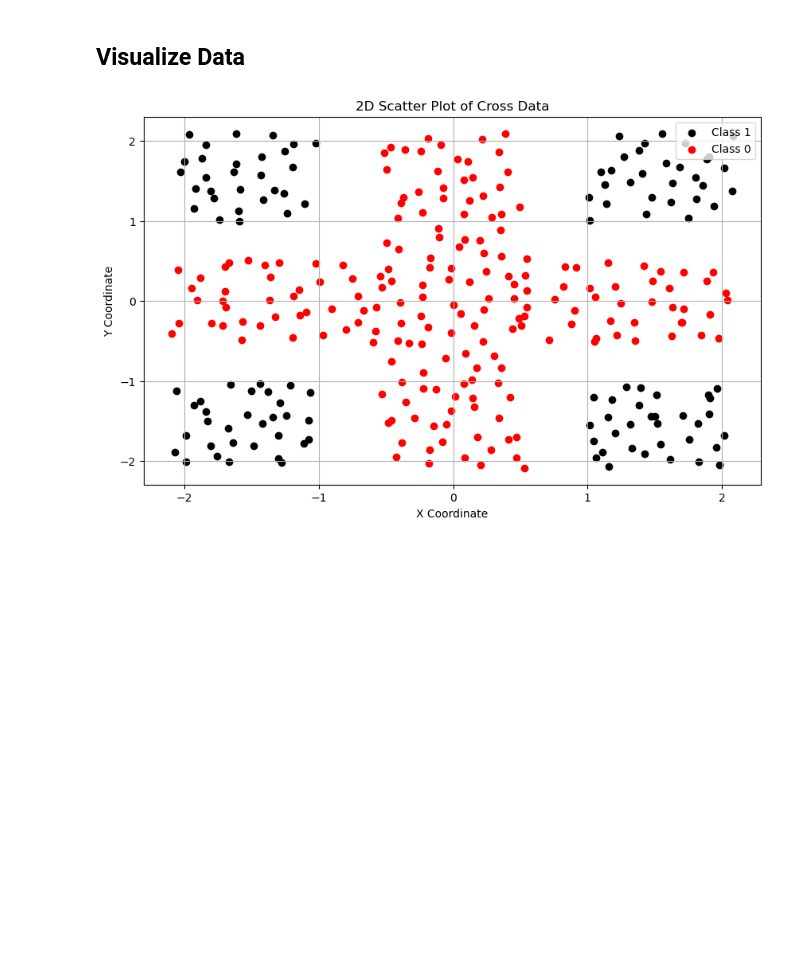
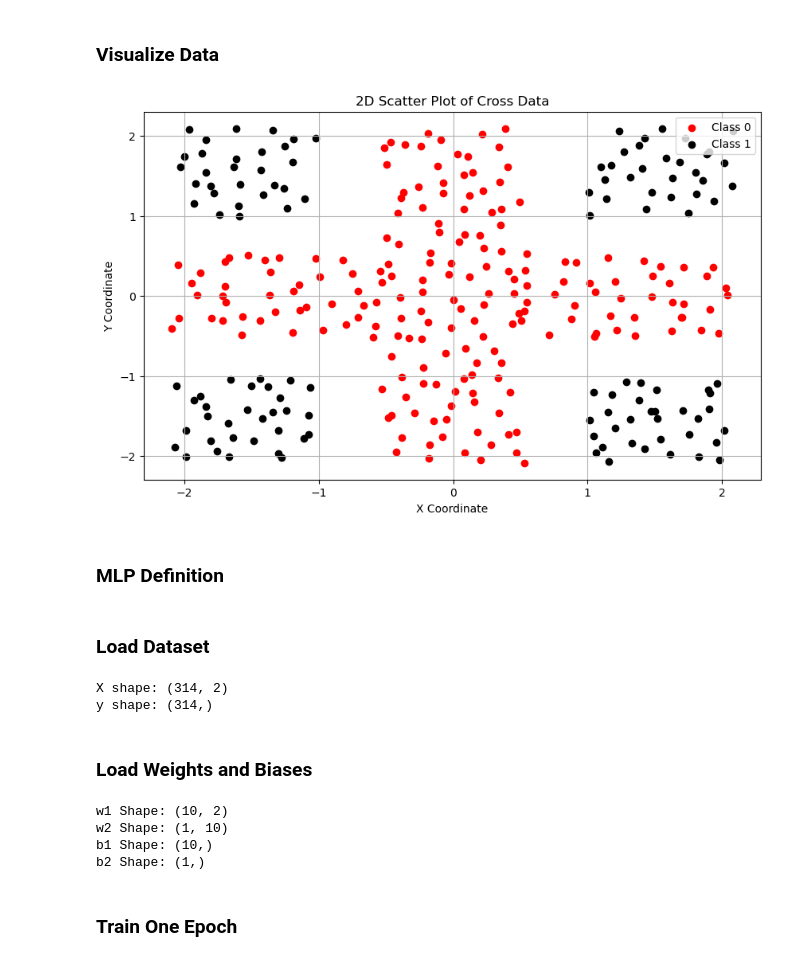
Before and after one commit to AndrewChang-cpu/Basic-MLP-Classifier, a Jupyter notebook: notebook.ipynb, the cells around one changed output. Saved outputs shown, nothing was run; the diff lists cells and outputs as text; code cells hidden in the pictures; blank space fills up the shorter version.

Commit message:
Finished implementation and visualizations

```diff
--- a/notebook.ipynb
+++ b/notebook.ipynb
@@ -1,2 +1,2 @@
 # %% [markdown]
-## Visualize Data
+### Visualize Data
@@ -3,38 +7,32 @@
 # %%
-import matplotlib.pyplot as plt
-import csv
-
-# Initialize lists to hold the data
+# Read the CSV file
 x_coords = []
 y_coords = []
 labels = []
-
-# Read the CSV file
 with open('data/cross_data.csv', 'r') as file:
     reader = csv.reader(file)
     for row in reader:
         x_coords.append(float(row[0]))
         y_coords.append(float(row[1]))
         labels.append(int(row[2]))
 
 # Create a scatter plot
 plt.figure(figsize=(10, 6))
 
-# Plot data points with different colors based on labels
-for x, y, label in zip(x_coords, y_coords, labels):
-    if label == 0:
-        plt.scatter(x, y, color='red', label='Class 0' if 'Class 0' not in plt.gca().get_legend_handles_labels()[1] else "")
-    else:
-        plt.scatter(x, y, color='black', label='Class 1' if 'Class 1' not in plt.gca().get_legend_handles_labels()[1] else "")
+class0_x = [x for x, label in zip(x_coords, labels) if label == 0]
+class0_y = [y for y, label in zip(y_coords, labels) if label == 0]
+class1_x = [x for x, label in zip(x_coords, labels) if label == 1]
+class1_y = [y for y, label in zip(y_coords, labels) if label == 1]
+plt.scatter(class0_x, class0_y, color='red', label='Class 0')
+plt.scatter(class1_x, class1_y, color='black', label='Class 1')
 
-# Add labels and title
 plt.xlabel('X Coordinate')
 plt.ylabel('Y Coordinate')
 plt.title('2D Scatter Plot of Cross Data')
 plt.legend()
 plt.grid(True)
-
-# Show the plot
 plt.show()
 # %% [output]
-[figure, old version]
+[figure, new version]
+# %% [markdown]
+### MLP Definition
@@ -40,0 +125,33 @@ plt.show()
+# %% [markdown]
+### Load Dataset
+# %%
+data = np.loadtxt('data/cross_data.csv', delimiter=',')
+X = data[:, :2]
+y = data[:, 2]
+
+print("X shape:", X.shape)
+print("y shape:", y.shape)
+# %% [output]
+X shape: (314, 2)
+y shape: (314,)
+# %% [markdown]
+### Load Weights and Biases
+# %%
+# Load data into array
+w1 = np.loadtxt('data/w1.csv', delimiter=',')
+w2 = np.loadtxt('data/w2.csv', delimiter=',').reshape(-1, 10)
+b1 = np.loadtxt('data/b1.csv', delimiter=',')
+b2 = np.loadtxt('data/b2.csv', delimiter=',').reshape(1)
+
+# Verify shape and content
+print("w1 Shape:", w1.shape)
+print("w2 Shape:", w2.shape)
+print("b1 Shape:", b1.shape)
+print("b2 Shape:", b2.shape)
+# %% [output]
+w1 Shape: (10, 2)
+w2 Shape: (1, 10)
+b1 Shape: (10,)
+b2 Shape: (1,)
+# %% [markdown]
+### Train One Epoch
```
Also changed, not shown: parts of 10 cells of this notebook.
